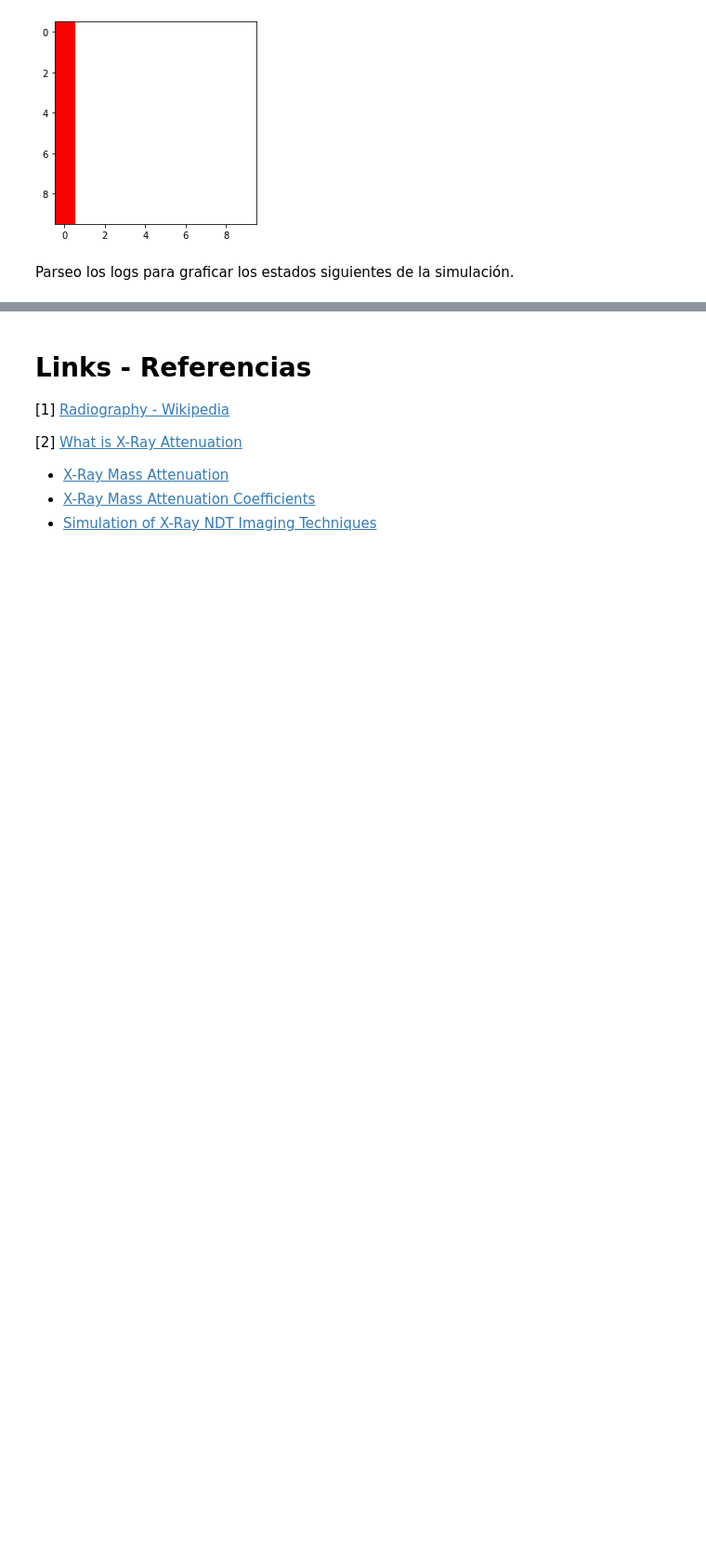
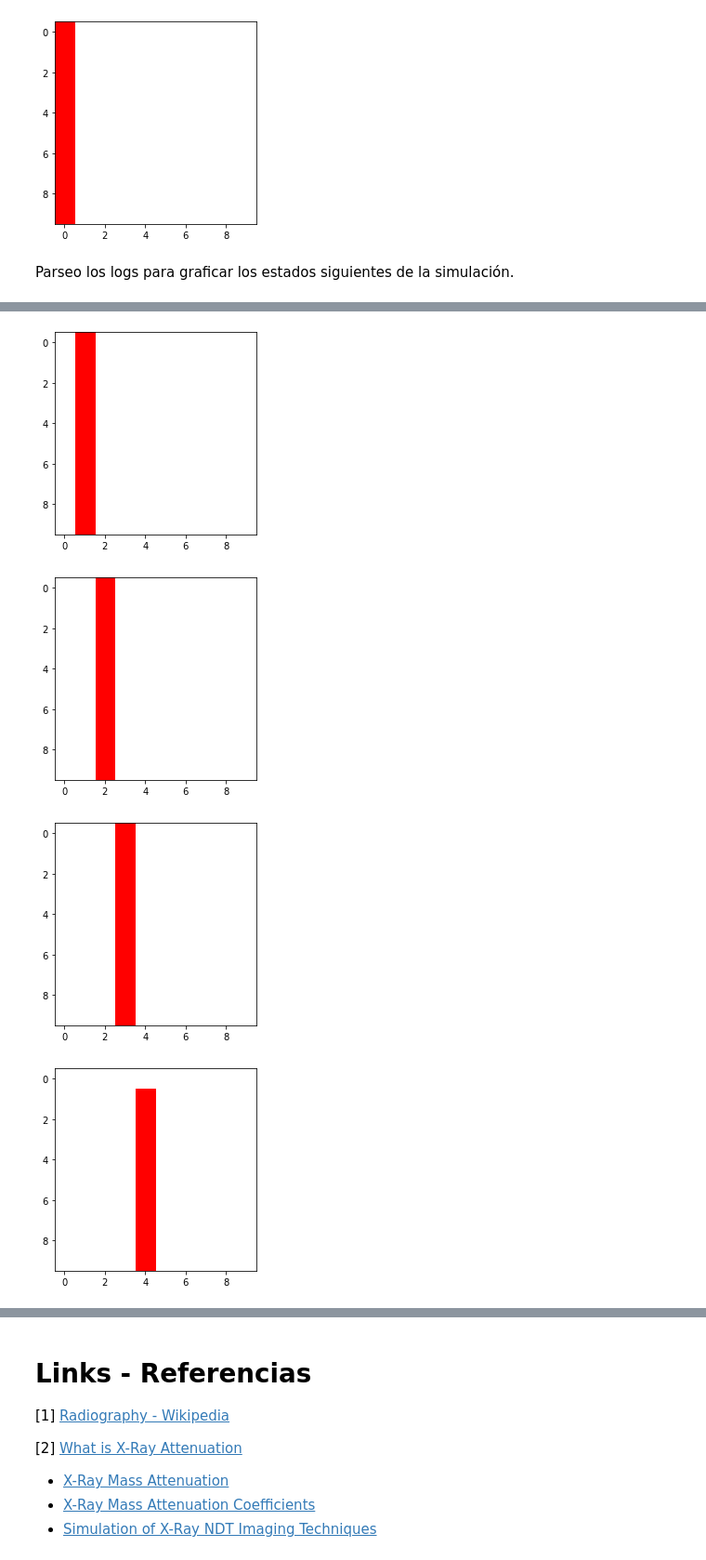
Before and after one commit to giselabelen/SED2021, a Jupyter notebook: TP2/TP2_ModeloConceptual.ipynb, the cells around one changed output, grey strips where cells are left out. Shown: that part at 93% size. Drawn from its saved outputs; the diff is of its cells as text; code cells hidden in the pictures; blank space fills up the shorter version.

Commit message:
Agregue lo de visualizar como avanza el modelo

```diff
--- a/TP2/TP2_ModeloConceptual.ipynb
+++ b/TP2/TP2_ModeloConceptual.ipynb
@@ -386,6 +509,7 @@ plt.show()
 Parseo los logs para graficar los estados siguientes de la simulación.
 # %%
 import os
+import re
 import pandas as pd
 
 LOG_FILENAME = str(CDPP_EXAMPLES)+"/rayos/log.log01"
@@ -398,7 +522,7 @@ MESSAGE_TYPE_COL = 'message_type'
 MODEL_ORIGIN_COL = 'model_origin'
 MODEL_DEST_COL = 'model_dest'
 
-parsed_vals = pd.read_csv(VAL_FILENAME,
+parsed_logs = pd.read_csv(LOG_FILENAME,
                            delimiter=r' /\s+',
                            engine='python',  # C engine doesnt work for regex
                            #converters=df_converters,
@@ -415,11 +539,27 @@ parsed_vals = pd.read_csv(VAL_FILENAME,
 ats = parsed_logs.loc[parsed_logs[MESSAGE_TYPE_COL] == "@",TIME_COL]
 tiempos = np.unique(ats.to_numpy())[1:]
 
+patron_coords = ".+"
+
+def transformar_a_coordenadas(s):
+    return s.split('(')[1][:-1]
+    # re.match(patron_coords, s)
+    # return re.search(patron_coords, s)
+
 # para cada tiempo en el que hubo cambios en las celdas, levanto los dataframes asociados a esos cambios
 for t in tiempos:
     salidas = parsed_logs.loc[parsed_logs[MESSAGE_TYPE_COL] == "Y"]
-    coso = salidas.loc[salidas[TIME_COL] == t]
-    print(coso)
+    datos_t = salidas.loc[salidas[TIME_COL] == t]
+    datos_grafico = pd.DataFrame({"celda": datos_t["model_origin"].apply(transformar_a_coordenadas), "valores": datos_t["value"]});
+    for t in datos_grafico.itertuples():
+        fil, col = [int(i) for i in t[1][:-2].split(',')]
+        valoresmapainicial[fil][col] = float(t[2])
+
+    cmap = colors.ListedColormap(['white','red'])
+
+    plt.imshow(valoresmapainicial, cmap=cmap, interpolation='nearest')
+
+    plt.show()
     # la idea acá es parsear la columna model_origin
     # (supongo que se puede tomar el substring que representa la celda)
     # copiar los valores iniciales y modificar lo que cambió en las celdas
@@ -445,0 +569,4 @@ for t in tiempos:
+[figure, added]
+[figure, added]
+[figure, added]
+[figure, added]
```
Also changed, not shown: parts of 9 cells of this notebook, 1 other file.
